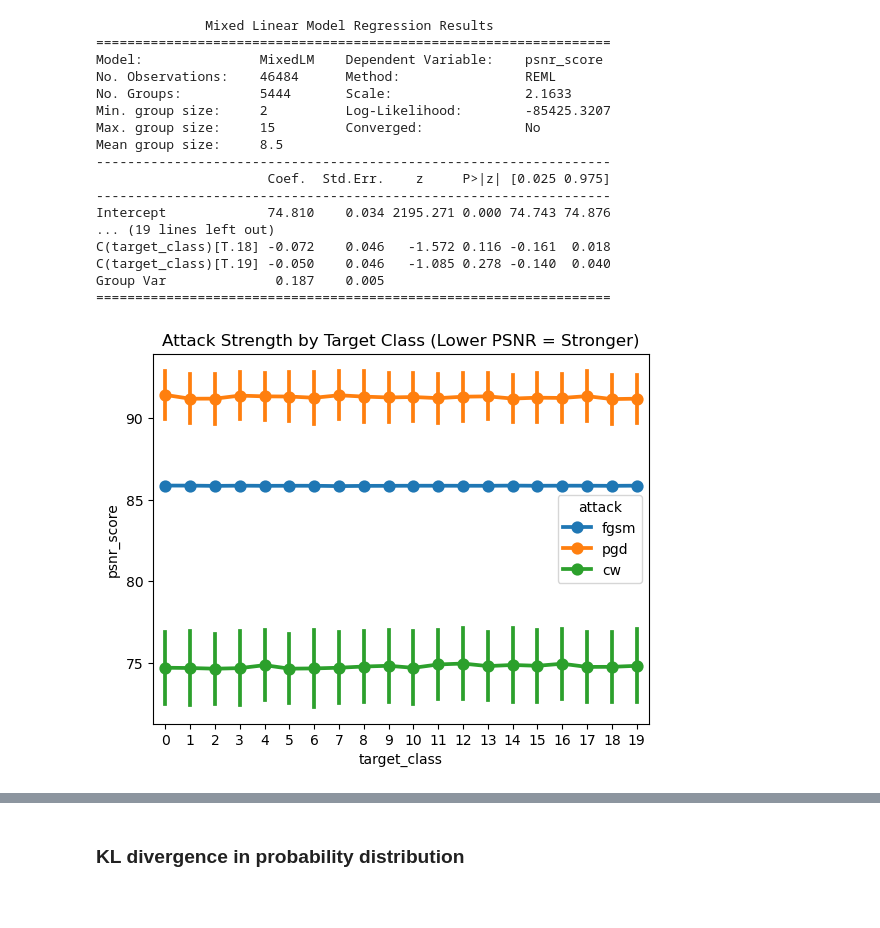
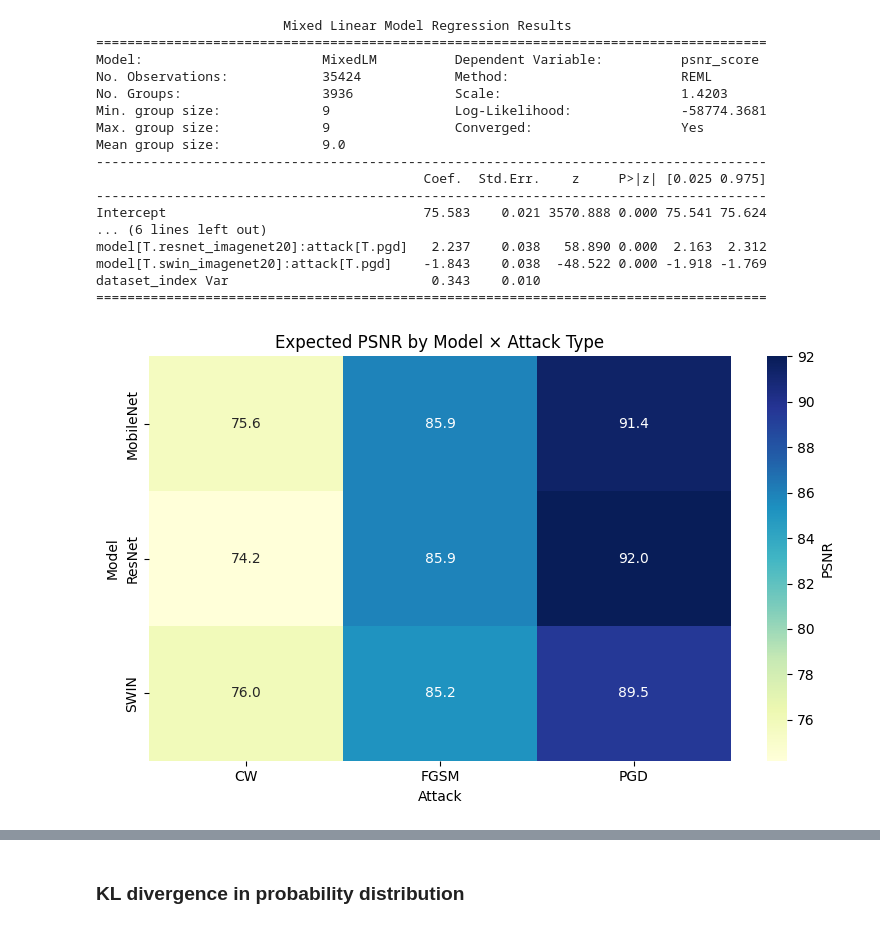
Before and after one commit to murrodroid/AdversarialAttacks, a Jupyter notebook: statistical_tests/stats_tests.ipynb, the cells around one changed output, grey strips where cells are left out. Drawn from its saved outputs; the diff is of its cells as text; code cells hidden in the pictures; blank space fills up the shorter version.

```diff
--- a/statistical_tests/stats_tests.ipynb
+++ b/statistical_tests/stats_tests.ipynb
@@ -35,30 +217,57 @@ df = df.dropna()
 # %%
-# Define and fit the model
-model = smf.mixedlm("psnr_score ~ attack + C(target_class)", data=df, groups=df["dataset_index"]).fit()
+model = smf.mixedlm(
+    "psnr_score ~ model * attack",     # fixed effects: model, attack, and interaction
+    df_base,
+    groups="dataset_index"                  # random intercept per image
+)
+result = model.fit()
 
 # Print the summary
-print(model.summary())
+print(result.summary())
 # %% [output]
-              Mixed Linear Model Regression Results
-==================================================================
-Model:               MixedLM    Dependent Variable:    psnr_score
-No. Observations:    46484      Method:                REML
-No. Groups:          5444       Scale:                 2.1633
-Min. group size:     2          Log-Likelihood:        -85425.3207
-Max. group size:     15         Converged:             No
-Mean group size:     8.5
-------------------------------------------------------------------
-                      Coef.  Std.Err.    z     P>|z| [0.025 0.975]
-------------------------------------------------------------------
-Intercept             74.810    0.034 2195.271 0.000 74.743 74.876
-... (19 lines left out)
-C(target_class)[T.18] -0.072    0.046   -1.572 0.116 -0.161  0.018
-C(target_class)[T.19] -0.050    0.046   -1.085 0.278 -0.140  0.040
-Group Var              0.187    0.005
-==================================================================
+                        Mixed Linear Model Regression Results
+======================================================================================
+Model:                       MixedLM          Dependent Variable:          psnr_score
+No. Observations:            35424            Method:                      REML
+No. Groups:                  3936             Scale:                       1.4203
+Min. group size:             9                Log-Likelihood:              -58774.3681
+Max. group size:             9                Converged:                   Yes
+Mean group size:             9.0
+--------------------------------------------------------------------------------------
+                                          Coef.  Std.Err.    z     P>|z| [0.025 0.975]
+--------------------------------------------------------------------------------------
+Intercept                                 75.583    0.021 3570.888 0.000 75.541 75.624
+... (6 lines left out)
+model[T.resnet_imagenet20]:attack[T.pgd]   2.237    0.038   58.890 0.000  2.163  2.312
+model[T.swin_imagenet20]:attack[T.pgd]    -1.843    0.038  -48.522 0.000 -1.918 -1.769
+dataset_index Var                          0.343    0.010
+======================================================================================
-# %%
-sns.pointplot(data=df, x='target_class', y='psnr_score', hue='attack', errorbar='sd')
-plt.title("Attack Strength by Target Class (Lower PSNR = Stronger)")
-plt.show()
-# %% [output]
-[figure, removed]
+# %%
+import matplotlib.pyplot as plt
+import seaborn as sns
+import pandas as pd
+
+#Manually enter your values (rows = models, columns = attacks)
+data = [
+    [75.6, 85.9, 91.4],  # MobileNet
+    [74.2, 85.9, 92.0],  # ResNet
+    [76.0, 85.2, 89.5],  # SWIN
+]
+
+# 🏷️ Row and column labels
+models = ['MobileNet', 'ResNet', 'SWIN']
+attacks = ['CW', 'FGSM', 'PGD']
+
+# Create a DataFrame
+df = pd.DataFrame(data, index=models, columns=attacks)
+
+#Generate heatmap
+plt.figure(figsize=(8, 5))
+sns.heatmap(df, annot=True, fmt=".1f", cmap="YlGnBu", cbar_kws={'label': 'PSNR'})
+plt.title('Expected PSNR by Model × Attack Type')
+plt.ylabel('Model')
+plt.xlabel('Attack')
+plt.tight_layout()
+plt.show()
+# %% [output]
+[figure, added]
```
Also changed, not shown: parts of 33 cells of this notebook.
